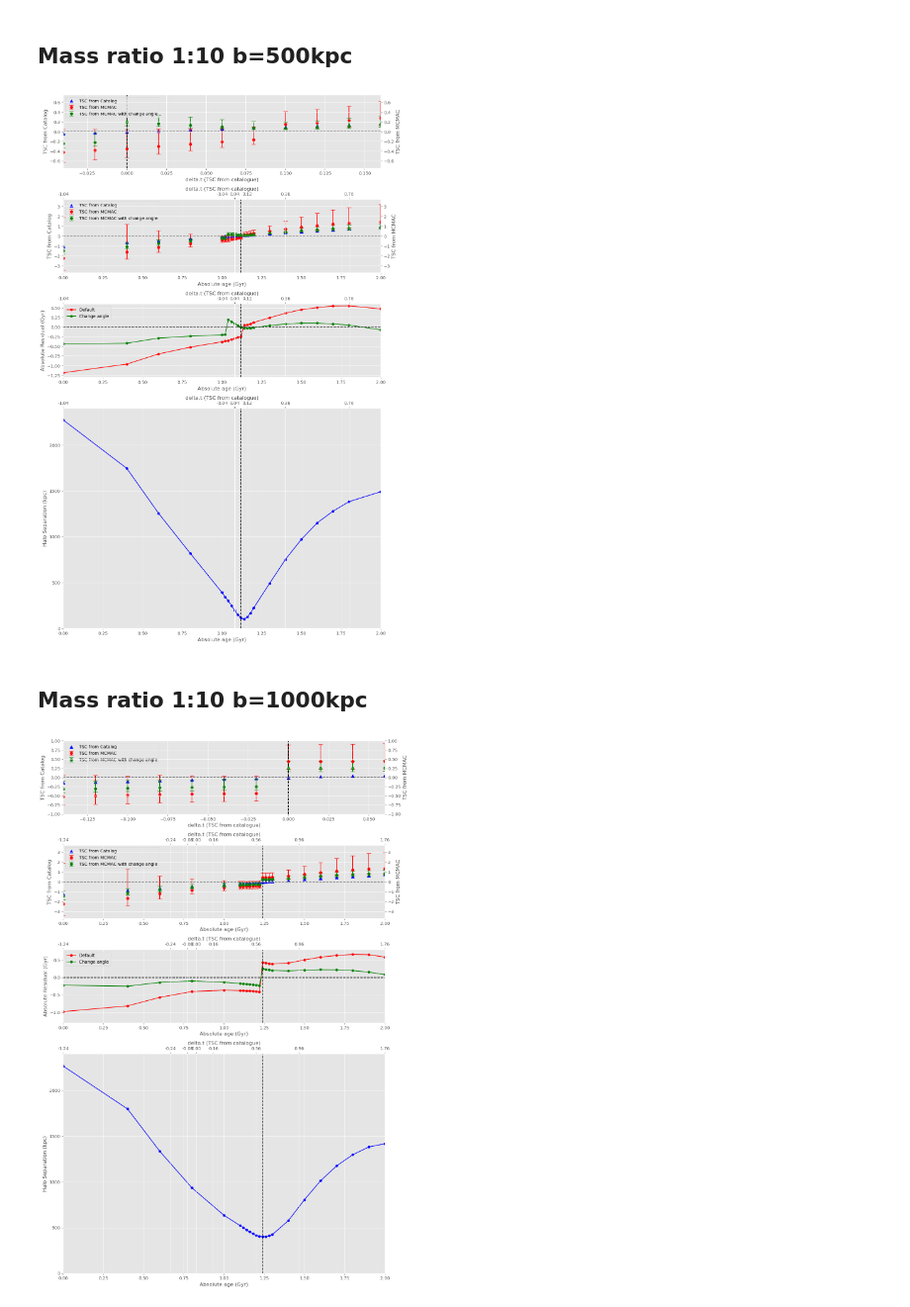
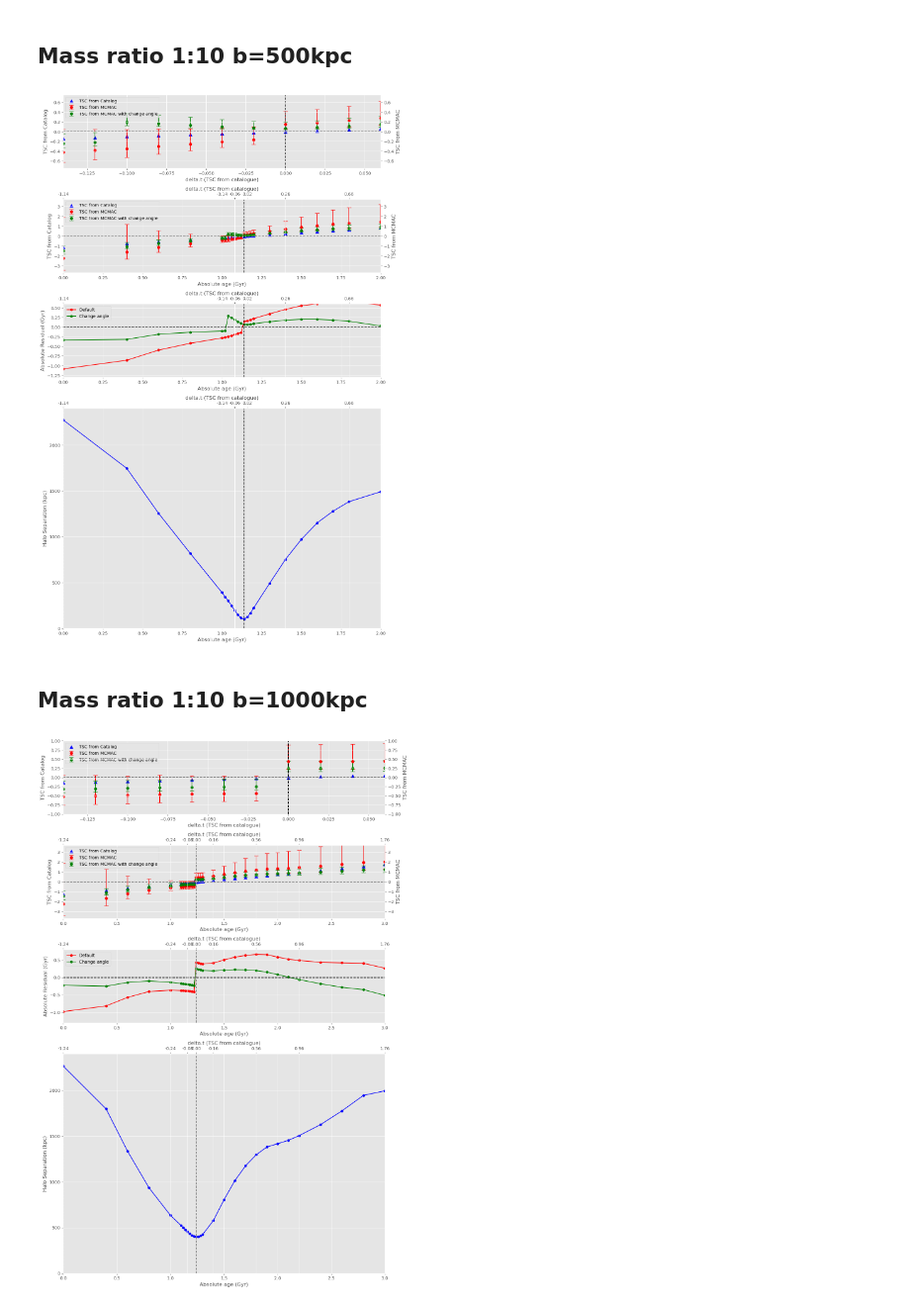
Before and after one commit to ryusei172525/SSP2024_GalaxyClusters, a Jupyter notebook: analysis_comparison_changeAngle.ipynb, the cells around one changed output. Shown at 99% size. Cells and saved outputs as stored; diff of their text form; code cells hidden in the pictures.

```diff
--- a/analysis_comparison_changeAngle.ipynb
+++ b/analysis_comparison_changeAngle.ipynb
@@ -359,7 +359,7 @@ plotImage(filename_default, filename_20degree, zoom_x_range, zoom_y_range, plot1
 filename_default = '../output_default/zh_1to10_b0.5_z_MCMAC.txt'
 filename_20degree = '../output_20degree/zh_1to10_b0.5_z_MCMAC.txt'
 
-zoom_x_range = [-0.04, 0.16]
+zoom_x_range = [-0.14, 0.06]
 zoom_y_range = [-0.75, 0.75]
 plot1_x_range = [0, 2]
 plot1_y_range = [-3.7, 3.7]
@@ -367,27 +367,27 @@ plot2_x_range = [0, 2]
 plot2_y_range = [-1.3, 0.6]
 plot3_x_range = [0, 2]
 plot3_y_range = [0, 2400]
-absolute_merge_time = 1.12
+absolute_merge_time = 2.4 - 1.26
 
 plotImage(filename_default, filename_20degree, zoom_x_range, zoom_y_range, plot1_x_range, plot1_y_range, plot2_x_range, plot2_y_range, plot3_x_range, plot3_y_range, absolute_merge_time)
 # %% [output]
-[figure, old version]
+[figure, new version]
 # %% [markdown]
 ## Mass ratio 1:10 b=1000kpc
 # %%
 filename_default = '../output_default/zh_1to10_b1_z_MCMAC.txt'
 filename_20degree = '../output_20degree/zh_1to10_b1_z_MCMAC.txt'
 
 zoom_x_range = [-0.14, 0.06]
 zoom_y_range = [-1, 1]
-plot1_x_range = [0, 2]
+plot1_x_range = [0, 3]
 plot1_y_range = [-3.7, 3.7]
-plot2_x_range = [0, 2]
+plot2_x_range = [0, 3]
 plot2_y_range = [-1.3, 0.8]
-plot3_x_range = [0, 2]
+plot3_x_range = [0, 3]
 plot3_y_range = [0, 2400]
 absolute_merge_time = 3 - 1.76
 
 plotImage(filename_default, filename_20degree, zoom_x_range, zoom_y_range, plot1_x_range, plot1_y_range, plot2_x_range, plot2_y_range, plot3_x_range, plot3_y_range, absolute_merge_time)
 # %% [output]
-[figure, old version]
+[figure, new version]
```
Also changed, not shown: parts of 5 cells of this notebook, 8 other files.
